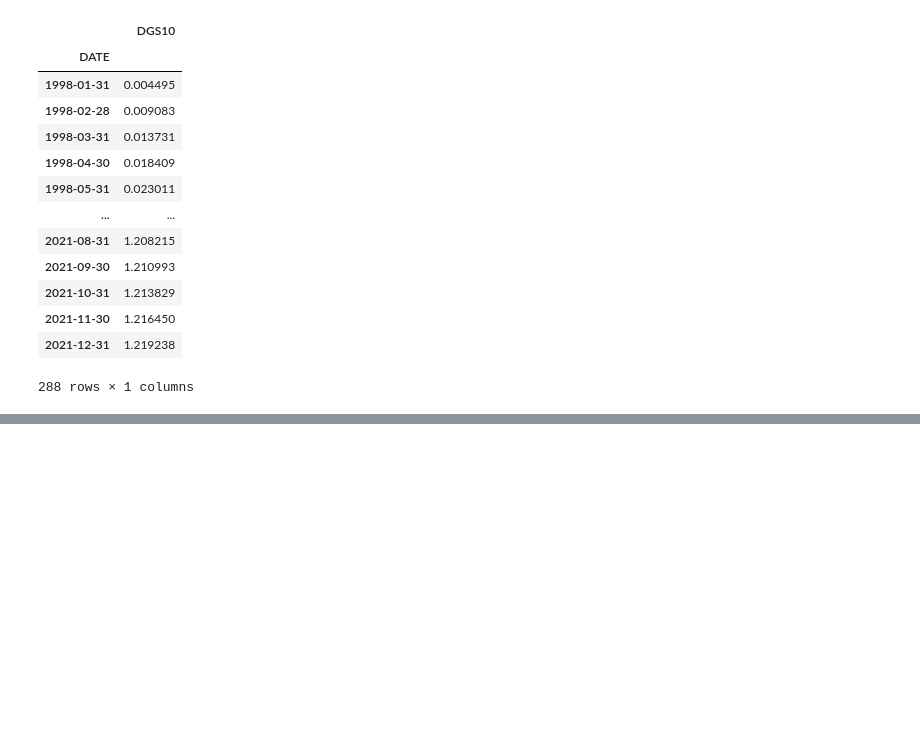
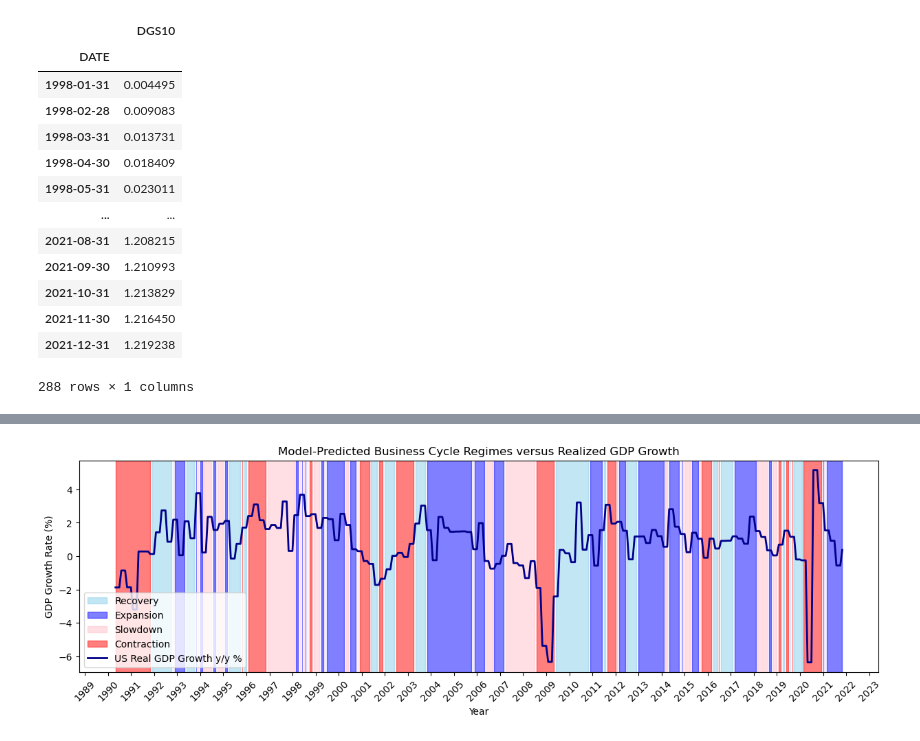
Before and after one commit to FELAB-KHU/S-PQuantTeam03, a Jupyter notebook: test_jiyoung.ipynb, the cells around one changed output, grey strips where cells are left out. Drawn from its saved outputs; the diff is of its cells as text; code cells hidden in the pictures; blank space fills up the shorter version.

```diff
--- a/test_jiyoung.ipynb
+++ b/test_jiyoung.ipynb
@@ -59,3 +59,6 @@ cumulative_returns
 | 2021-11-30 | 1.216450 |
 | 2021-12-31 | 1.219238 |
 288 rows × 1 columns
+# %%
+start = '1990-01-31'
+end = '2021-12-31'
@@ -61,0 +145,3 @@ cumulative_returns
+# %%
+gdp_growth_monthly = gdp_growth.resample('M').ffill(limit=3)  # 분기 데이터를 월별로 전달
+gdp_growth_monthly
@@ -61,0 +163,7 @@ cumulative_returns
+# %%
+import pandas as pd
+
+# indicator & vix & gdp 합치기
+table = pd.concat([leadingIndicator, vix, gdp_growth_monthly], axis=1, join='inner')
+table.columns = ['leadingIndicator', 'vix', 'gdp']
+table
@@ -61,0 +298,85 @@ cumulative_returns
+# %%
+import matplotlib.dates as mdates
+
+# 위에서 제공된 리스트를 이용하여 datetime 범위로 파싱
+def parse_date_ranges(date_ranges):
+    return [(pd.to_datetime(start), pd.to_datetime(end)) for start, end in (s.split(' ~ ') for s in date_ranges)]
+
+# 위에서 제공된 날짜 범위 문자열을 datetime 객체의 리스트로 파싱
+above_average_periods = parse_date_ranges(above_average)
+below_average_periods = parse_date_ranges(below_average)
+increasing_periods = parse_date_ranges(increasing)
+decreasing_periods = parse_date_ranges(decreasing)
+
+# 국면을 정의하는 함수
+def get_regime_periods(above, below, increasing, decreasing):
+    recovery = find_overlapping_periods(below, increasing)
+    expansion = find_overlapping_periods(above, increasing)
+    slowdown = find_overlapping_periods(above, decreasing)
+    contraction = find_overlapping_periods(below, decreasing)
+    return recovery, expansion, slowdown, contraction
+
+# 겹치는 기간을 찾는 함수
+def find_overlapping_periods(periods1, periods2):
+    overlapping = []
+    for start1, end1 in periods1:
+        for start2, end2 in periods2:
+            # 겹치는 기간 확인
+            latest_start = max(start1, start2)
+            earliest_end = min(end1, end2)
+            if latest_start <= earliest_end:
+                overlapping.append((latest_start, earliest_end))
+    return overlapping
+
+# 국면별 기간을 얻기
+recovery_periods, expansion_periods, slowdown_periods, contraction_periods = get_regime_periods(
+    above_average_periods, below_average_periods, increasing_periods, decreasing_periods)
+
+# GDP 데이터 가져오기
+gdp_growth = table['gdp']
+# # GDP 성장률 계산 (월간 기준)
+# gdp_growth = gdp_data.resample('M').last().pct_change().dropna() * 100
+
+# 그래프 생성 및 국면별 배경색 추가
+fig, ax = plt.subplots(figsize=(15, 4))
+
+# 국면별 색상 지정
+colors = {
+    'Recovery': 'skyblue',
+    'Expansion': 'blue',
+    'Slowdown': 'pink',
+    'Contraction': 'red'
+}
+
+# 국면 별로 배경색을 그래프에 추가
+for period in recovery_periods:
+    ax.axvspan(period[0], period[1], color=colors['Recovery'], alpha=0.5, label='Recovery' if 'Recovery' not in ax.get_legend_handles_labels()[1] else "")
+for period in expansion_periods:
+    ax.axvspan(period[0], period[1], color=colors['Expansion'], alpha=0.5, label='Expansion' if 'Expansion' not in ax.get_legend_handles_labels()[1] else "")
+for period in slowdown_periods:
+    ax.axvspan(period[0], period[1], color=colors['Slowdown'], alpha=0.5, label='Slowdown' if 'Slowdown' not in ax.get_legend_handles_labels()[1] else "")
+for period in contraction_periods:
+    ax.axvspan(period[0], period[1], color=colors['Contraction'], alpha=0.5, label='Contraction' if 'Contraction' not in ax.get_legend_handles_labels()[1] else "")
+
+# GDP 성장률 선 그래프 추가
+ax.plot(gdp_growth.index, gdp_growth, color='darkblue', label='US Real GDP Growth y/y %', linewidth=2)
+
+# 범례 추가
+ax.legend()
+
+# 제목과 라벨 설정
+ax.set_title('Model-Predicted Business Cycle Regimes versus Realized GDP Growth')
+ax.set_xlabel('Year')
+ax.set_ylabel('GDP Growth Rate (%)')
+
+# x축을 연도로 표시
+ax.xaxis.set_major_locator(mdates.YearLocator())
+ax.xaxis.set_major_formatter(mdates.DateFormatter('%Y'))
+
+# x축 라벨 각도 조절
+plt.xticks(rotation=45)
+
+# 그래프 표시
+plt.show()
+# %% [output]
+[figure, added]
```
Also changed, not shown: parts of 11 cells of this notebook.
